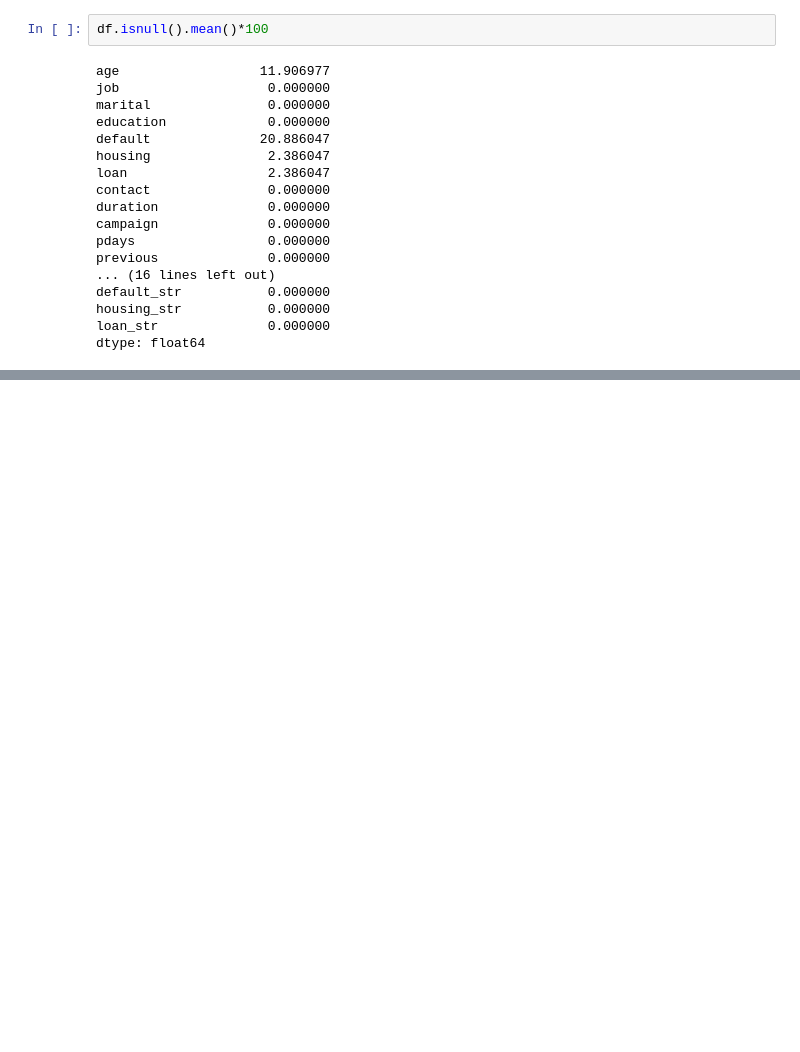
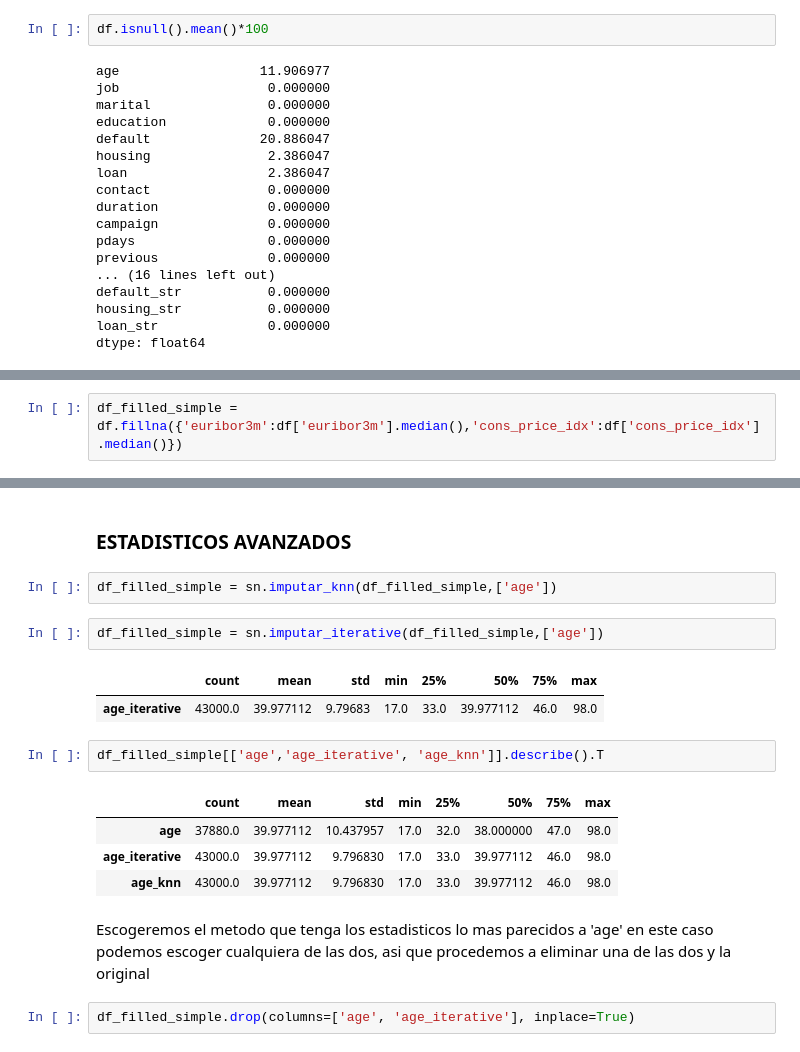
Before and after one commit to Vic-tor123/PROYECTO_MARKETING_EDA_PYTHON, a Jupyter notebook: notebooks/04.Nulos.ipynb, the cells around one changed output, grey strips where cells are left out. Cells and saved outputs as stored; diff of their text form; blank space fills up the shorter version.

```diff
--- a/notebooks/04.Nulos.ipynb
+++ b/notebooks/04.Nulos.ipynb
@@ -178,0 +216,2 @@ En la columna "age" se han identificado algunos valores atípicos correspondient
+# %%
+df_filled_simple = df.fillna({'euribor3m':df['euribor3m'].median(),'cons_price_idx':df['cons_price_idx'].median()})
@@ -178,0 +238,20 @@ En la columna "age" se han identificado algunos valores atípicos correspondient
+# %% [markdown]
+### ESTADISTICOS AVANZADOS
+# %%
+df_filled_simple = sn.imputar_knn(df_filled_simple,['age'])
+# %%
+df_filled_simple = sn.imputar_iterative(df_filled_simple,['age'])
+# %% [output]
+|  | count | mean | std | min | 25% | 50% | 75% | max |
+| age_iterative | 43000.0 | 39.977112 | 9.79683 | 17.0 | 33.0 | 39.977112 | 46.0 | 98.0 |
+# %%
+df_filled_simple[['age','age_iterative', 'age_knn']].describe().T
+# %% [output]
+|  | count | mean | std | min | 25% | 50% | 75% | max |
+| age | 37880.0 | 39.977112 | 10.437957 | 17.0 | 32.0 | 38.000000 | 47.0 | 98.0 |
+| age_iterative | 43000.0 | 39.977112 | 9.796830 | 17.0 | 33.0 | 39.977112 | 46.0 | 98.0 |
+| age_knn | 43000.0 | 39.977112 | 9.796830 | 17.0 | 33.0 | 39.977112 | 46.0 | 98.0 |
+# %% [markdown]
+Escogeremos el metodo que tenga los estadisticos lo mas parecidos a 'age' en este caso podemos escoger cualquiera de las dos, asi que procedemos a eliminar una de las dos y la original
+# %%
+df_filled_simple.drop(columns=['age', 'age_iterative'], inplace=True)
```
Also changed, not shown: parts of 12 cells of this notebook, 2 other files.
